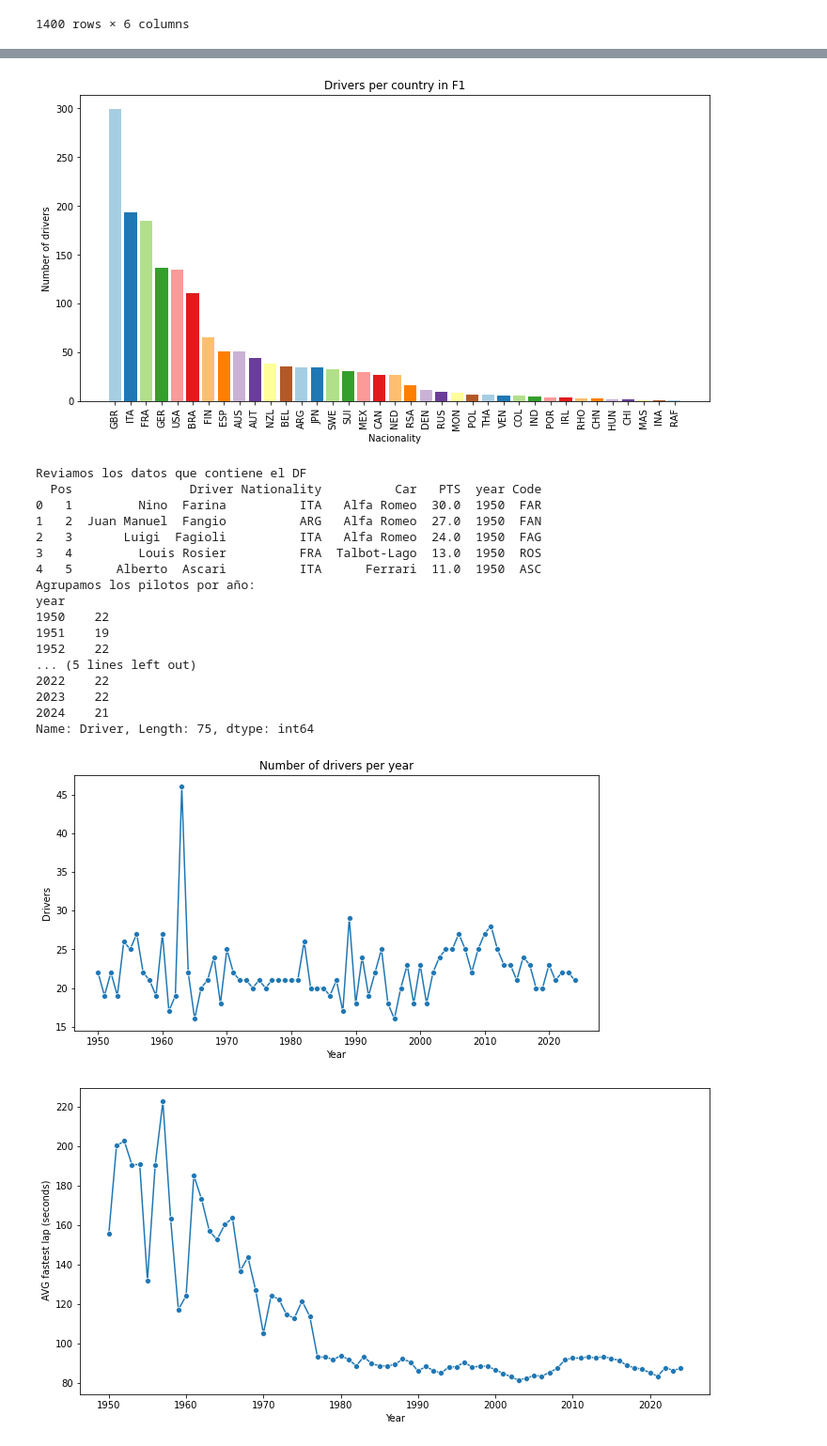
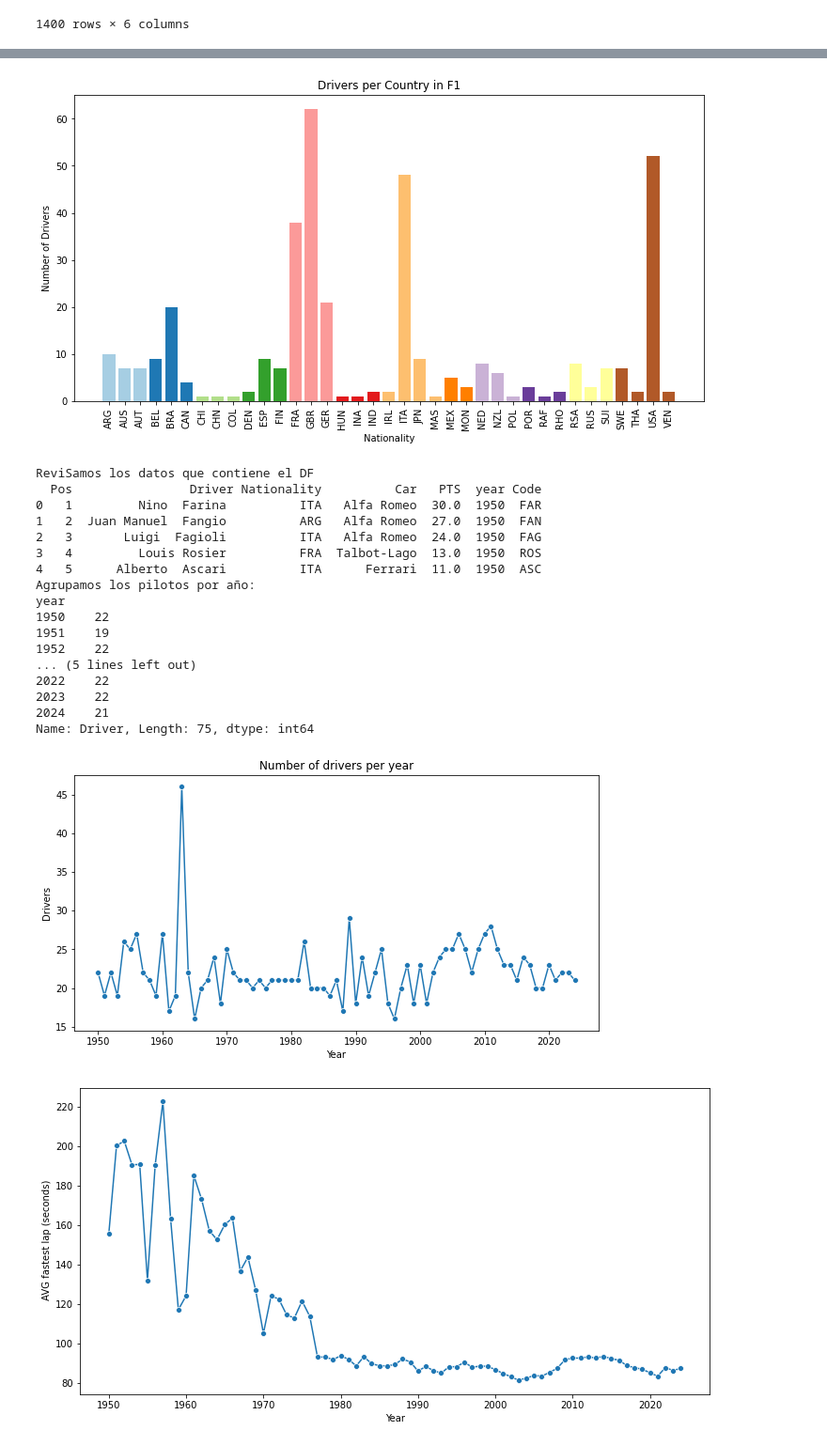
Before and after one commit to patriciamromero/f1_viz, a Jupyter notebook: F1_viz.ipynb, the cells around one changed output, grey strips where cells are left out. Shown at 94% size. Drawn from its saved outputs; the diff is of its cells as text; code cells hidden in the pictures.

Commit message:
adding clearer info regarding drivers

```diff
--- a/F1_viz.ipynb
+++ b/F1_viz.ipynb
@@ -303,0 +353,2 @@ Name: Nationality, dtype: int64
+# %%
+df_clean_names = clean_driver_names(drivers_clean, column_name= "Driver")
@@ -303,0 +371,2 @@ Name: Nationality, dtype: int64
+# %%
+drivers_per_country = df_clean_names.groupby("Nationality")["Code"].nunique()
@@ -304,17 +420,26 @@ Name: Nationality, dtype: int64
 # %%
-colors = plt.cm.Paired.colors
-plt.figure(figsize=(12,6))
-plt.bar(drivers_per_country.index, drivers_per_country.values, color = colors)
-plt.xticks(rotation = 90)
-plt.xlabel("Nacionality")
-plt.ylabel("Number of drivers")
-plt.title("Drivers per country in F1")
+# Ajustar colores dinámicamente
+colors = plt.cm.Paired(np.linspace(0, 1, len(drivers_per_country)))
+
+# Crear la figura
+plt.figure(figsize=(12, 6))
+
+# Graficar barras
+plt.bar(drivers_per_country.index, drivers_per_country.values, color=colors)
+
+# Ajustes del gráfico
+plt.xticks(rotation=90)  # Rotar etiquetas del eje X
+plt.xlabel("Nationality")
+plt.ylabel("Number of Drivers")
+plt.title("Drivers per Country in F1")
+
+# Mostrar el gráfico
 plt.show()
 # %% [output]
-[figure, old version]
+[figure, new version]
 # %%
 #Explorar los datos
-print("Reviamos los datos que contiene el DF")
+print("ReviSamos los datos que contiene el DF")
 print(drivers.head())
 
 # Agrupar pilotos por año
@@ -331,7 +456,7 @@ plt.title("Number of drivers per year")
 
 plt.show()
 # %% [output]
-Reviamos los datos que contiene el DF
+ReviSamos los datos que contiene el DF
   Pos                Driver Nationality          Car   PTS  year Code
 0   1         Nino  Farina          ITA   Alfa Romeo  30.0  1950  FAR
 1   2  Juan Manuel  Fangio          ARG   Alfa Romeo  27.0  1950  FAN
```
Also changed, not shown: parts of 12 cells of this notebook.
